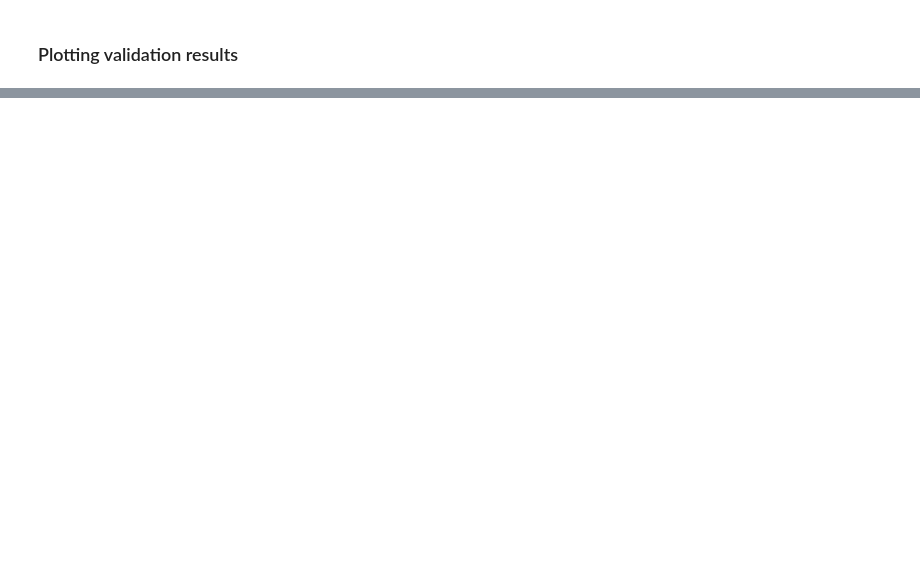
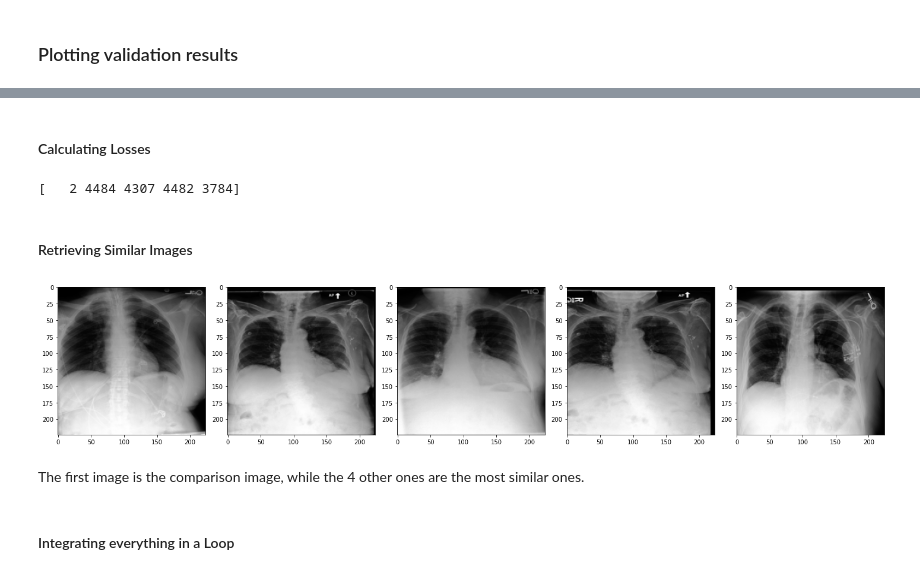
Before and after one commit to Sam-Oliveira/chestx-rays, a Jupyter notebook: ConvAE/deeperAE.ipynb, the cells around one changed output, grey strips where cells are left out. Saved outputs shown, nothing was run; the diff lists cells and outputs as text; code cells hidden in the pictures; blank space fills up the shorter version.

```diff
--- a/ConvAE/deeperAE.ipynb
+++ b/ConvAE/deeperAE.ipynb
@@ -323,0 +397,23 @@ plt.show()
+# %%
+inputloader=torch.utils.data.DataLoader(test_set, batch_size=5, num_workers=6,shuffle=False)
+with torch.no_grad():
+    # obtain one batch of test images
+    dataiter = iter(inputloader)
+    images= dataiter.next()
+    images.numpy()
+
+    # move model inputs to cuda, if GPU available
+    images = images.to(device)
+
+    # get sample outputs
+    output,z = model(image)
+    # plot the images in the batch, along with predicted and true labels
+    fig = plt.figure(figsize=(10, 20))
+    for idx in range(5):
+        ax = fig.add_subplot(5,2, 1+2*idx)
+        im=np.reshape(images[idx].cpu(),(224,224))
+        ax.imshow(im,cmap='gray')
+        ax2 = fig.add_subplot(5,2, 2+2*idx)
+        im2=np.reshape(z[idx].cpu(),(16,16))
+        ax2.imshow(im2,cmap='gray')
+    fig.tight_layout()
@@ -323,0 +422,34 @@ plt.show()
+# %% [markdown]
+#### Calculating Losses
+# %%
+loss=nn.MSELoss()
+mses=[]
+min_index=0
+min_mse=np.Inf
+for i in range(latent_spaces.size(dim=0)):
+    mse=loss(z[1],latent_spaces[i,::])
+    mses.append(mse)
+    if mse<min_mse:
+        min_mse=mse
+        min_index=i
+min_indexes=[]
+min_indexes=np.argsort(mses)[:5]
+print(min_indexes)
+# %% [output]
+[   2 4484 4307 4482 3784]
+# %% [markdown]
+#### Retrieving Similar Images
+# %%
+#similar_set=CustomDatasetFromImages(dataset.loc[dataset['split']=='test'], transforms=valid_Aug)
+fig = plt.figure(figsize=(20, 30))
+for index in range(len(min_indexes)):
+    ax = fig.add_subplot(1,5, index+1)
+    im=np.reshape(test_set[min_indexes[index]-1].cpu(),(224,224))
+    ax.imshow(im,cmap='gray')
+fig.tight_layout()
+# %% [output]
+[figure, added]
+# %% [markdown]
+The first image is the comparison image, while the 4 other ones are the most similar ones.
+# %% [markdown]
+#### Integrating everything in a Loop
```
Also changed, not shown: parts of 26 cells of this notebook, 1 other file.
